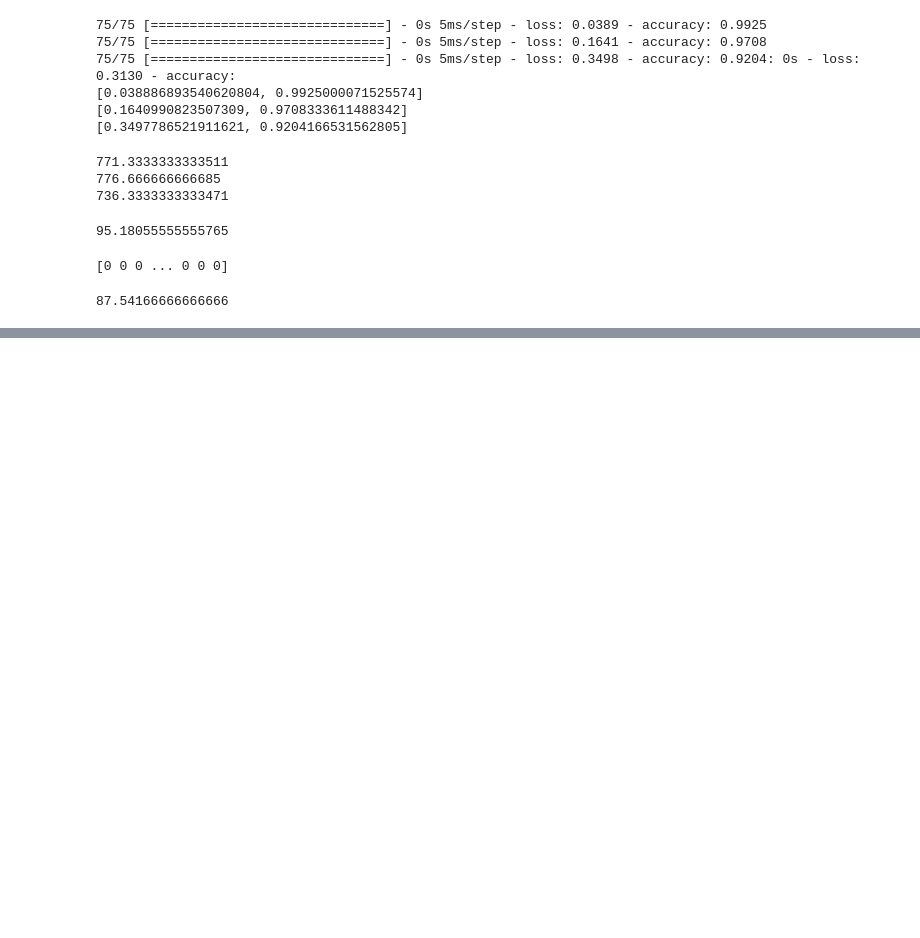
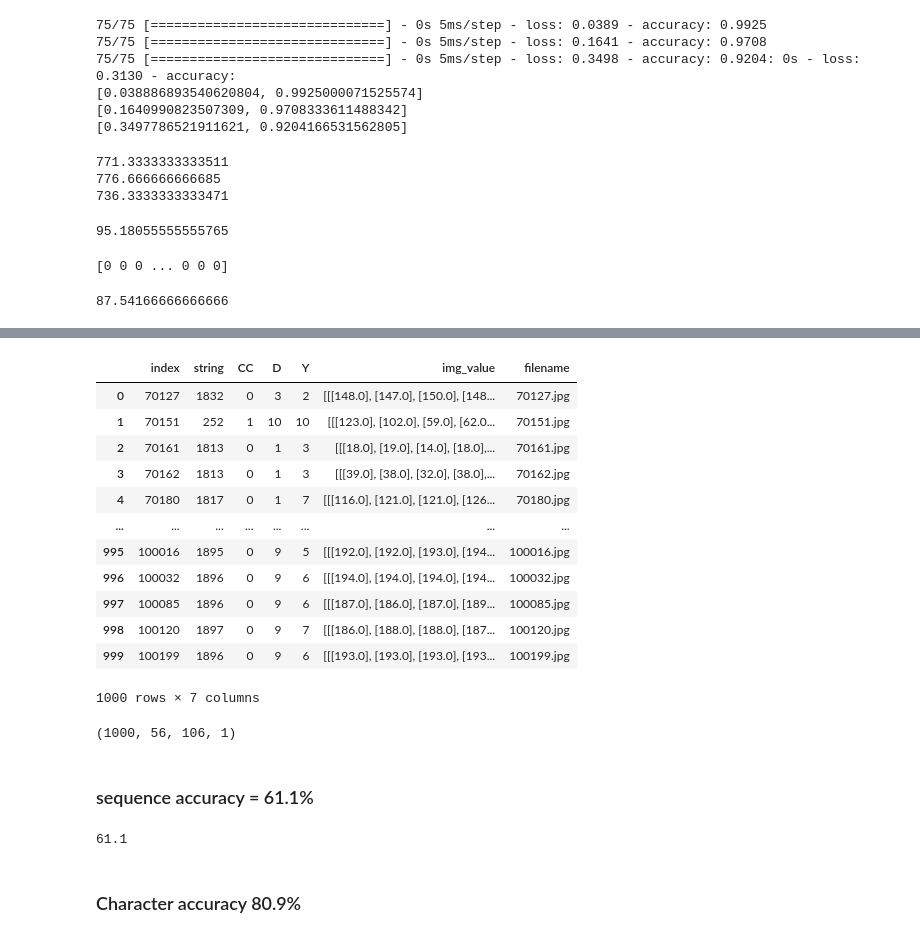
Before and after one commit to mathh17/Anvendt_ML_Eskamens_project, a Jupyter notebook: Q2_3_FinalModel.ipynb, the cells around one changed output, grey strips where cells are left out. Saved outputs shown, nothing was run; the diff lists cells and outputs as text; code cells hidden in the pictures; blank space fills up the shorter version.

Commit message:
final model kørt færdig og beregnet

```diff
--- a/Q2_3_FinalModel.ipynb
+++ b/Q2_3_FinalModel.ipynb
@@ -489,0 +492,20 @@ seq_acc
+# %%
+Hee_csv = pd.read_csv('30_samples_labeled_csv.csv',header=None, names=["index", "string"],delimiter=';')
+Hee_csv['CC'] = 0
+Hee_csv['D'] = 0
+Hee_csv['Y'] = 0
+Hee_csv = Hee_csv.astype(str)
+# Iterate string digits and append classes
+for i, row in Hee_csv.iterrows():
+    if len(row['string']) != 4:
+        row['CC'] = '1'
+        row['D'] = '10'
+        row['Y'] = '10'
+    else:
+        row['D'] = row['string'][2]
+        row['Y'] = row['string'][3]
+        if row['string'][0:2] == '18':
+            row['CC']='0'
+        else:
+            row['CC']='1'
+print(Hee_csv)
@@ -489,0 +527,39 @@ seq_acc
+# %%
+#os.chdir(path_images)
+image_array, filename = load_image_function('30_samples')
+
+# and convert to a img_df
+img_df = pd.DataFrame({'filename': filename, 'img_value': list(image_array)},
+                        columns=['filename', 'img_value'])
+# Create proper index value in img_df to allow merge on Hee_csv
+img_df['index'] = img_df['filename']
+for i, row in img_df.iterrows():
+    row['index'] = str(img_df['index'][i]).split('.')[0]
+img_df
+# End of creating img_df
+#
+# Start: merge img_df with Hee_csv
+# match index type on dataframes to merge
+Hee_csv['index'] = Hee_csv['index'].astype(int)
+img_df['index'] = img_df['index'].astype(int)
+# Merge dataframes
+df_img_classes = Hee_csv.merge(img_df)
+# Rearrange order of dataframe
+df_img_classes = df_img_classes.reindex(columns= ['index', 'string', 'CC', 'D', 'Y', 'img_value', 'filename'])
+# End og merging data frames
+# %%
+df_img_classes
+# %% [output]
+|  | index | string | CC | D | Y | img_value | filename |
+| 0 | 70127 | 1832 | 0 | 3 | 2 | [[[148.0], [147.0], [150.0], [148... | 70127.jpg |
+| 1 | 70151 | 252 | 1 | 10 | 10 | [[[123.0], [102.0], [59.0], [62.0... | 70151.jpg |
+| 2 | 70161 | 1813 | 0 | 1 | 3 | [[[18.0], [19.0], [14.0], [18.0],... | 70161.jpg |
+| 3 | 70162 | 1813 | 0 | 1 | 3 | [[[39.0], [38.0], [32.0], [38.0],... | 70162.jpg |
+| 4 | 70180 | 1817 | 0 | 1 | 7 | [[[116.0], [121.0], [121.0], [126... | 70180.jpg |
+| ... | ... | ... | ... | ... | ... | ... | ... |
+| 995 | 100016 | 1895 | 0 | 9 | 5 | [[[192.0], [192.0], [193.0], [194... | 100016.jpg |
+| 996 | 100032 | 1896 | 0 | 9 | 6 | [[[194.0], [194.0], [194.0], [194... | 100032.jpg |
+| 997 | 100085 | 1896 | 0 | 9 | 6 | [[[187.0], [186.0], [187.0], [189... | 100085.jpg |
+| 998 | 100120 | 1897 | 0 | 9 | 7 | [[[186.0], [188.0], [188.0], [187... | 100120.jpg |
+| 999 | 100199 | 1896 | 0 | 9 | 6 | [[[193.0], [193.0], [193.0], [193... | 100199.jpg |
+1000 rows × 7 columns
@@ -489,0 +570,21 @@ seq_acc
+# %%
+k30_img_vals =  df_img_classes['img_value']
+values = np.zeros(shape=(len(k30_img_vals),56,106,1))
+i = 0
+j = 0
+while i < len(k30_img_vals):
+    values[i] = k30_img_vals[j]
+    i += 1
+    j+=1
+k30_img_vals = values/255
+# %% [output]
+(1000, 56, 106, 1)
+# %% [markdown]
+### sequence accuracy = 61.1%
+# %%
+seq_acc = (sequence_calc(model_CC_aug,model_D_aug,model_Y_aug,k30_labels_CC,k30_labels_D,k30_labels_Y,k30_img_vals)/len(k30_img_vals))*100
+seq_acc
+# %% [output]
+61.1
+# %% [markdown]
+### Character accuracy 80.9%
```
Also changed, not shown: parts of 8 cells of this notebook, 6 other files.
